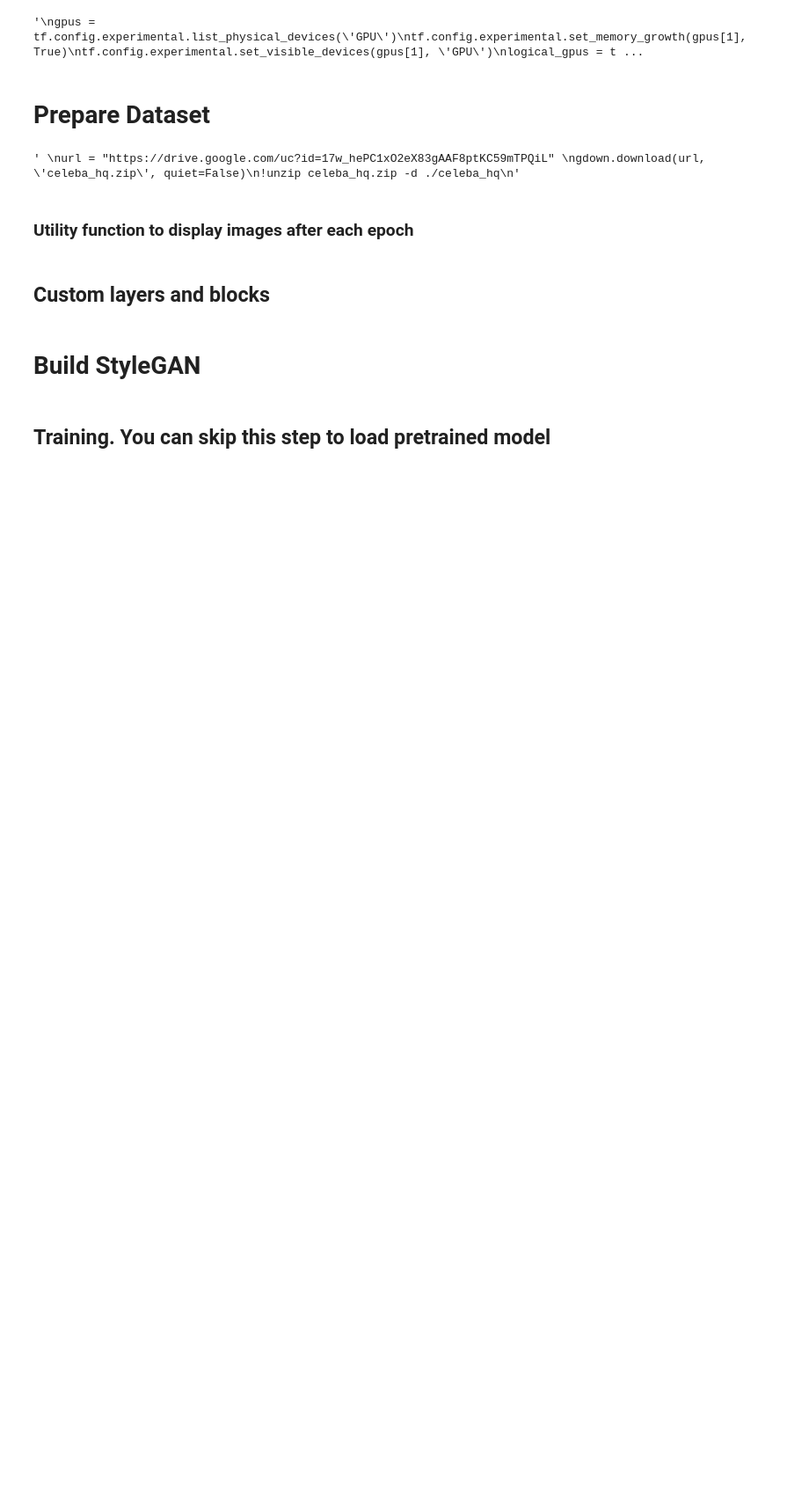
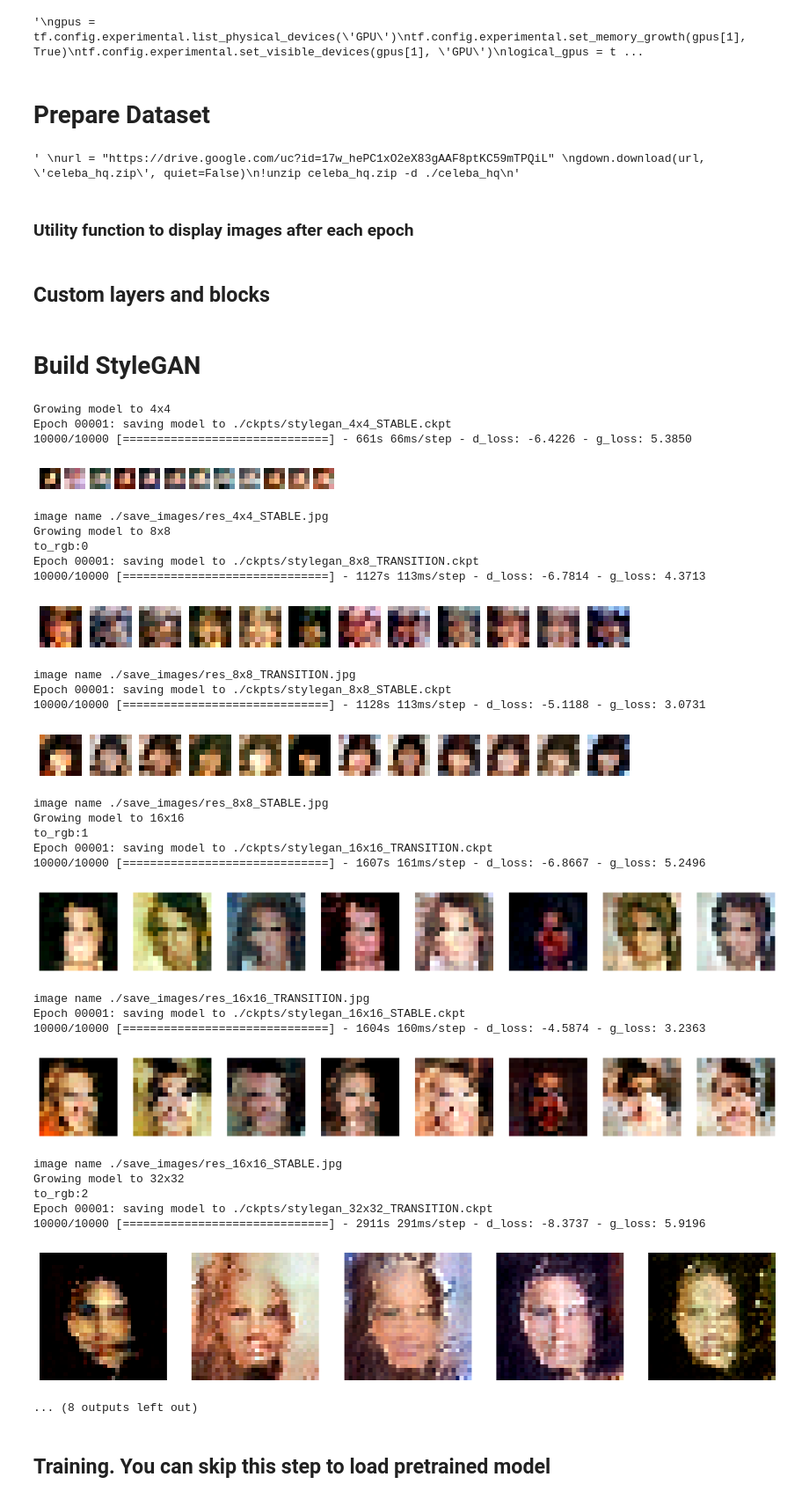
Before and after one commit to PacktPublishing/Hands-On-Image-Generation-with-TensorFlow-2.0, a Jupyter notebook: Chapter07/ch7_stylegan_custom.ipynb, the cells around one changed output. Shown: that part at 88% size. Saved outputs shown, nothing was run; the diff lists cells and outputs as text; code cells hidden in the pictures; blank space fills up the shorter version.

```diff
--- a/Chapter07/ch7_stylegan_custom.ipynb
+++ b/Chapter07/ch7_stylegan_custom.ipynb
@@ -653,3 +671,80 @@ model = StyleGAN(start_res=START_RES, res=TARGET_RES)
+# %%
+START_RES = 4
+TARGET_RES = 256
+STEPS_PER_EPOCH = 10000
+
+model = StyleGAN(start_res=START_RES, res=TARGET_RES)
+
+opt_cfg = {'learning_rate':1e-3, 'beta_1':0.0, 'beta_2':0.99, 'epsilon':1e-8}
+
+model.compile(d_optimizer=Adam(**opt_cfg),
+              g_optimizer=Adam(**opt_cfg),
+              loss_weights = {'gradient_penalty':10, 'drift':0.001},
+              run_eagerly=True)
+
+
+start_res_log2 = int(np.log2(START_RES))
+target_res_log2 = int(np.log2(TARGET_RES))
+for res_log2 in range(start_res_log2, target_res_log2+1):
+    res = 2**res_log2
+    for phase in ['TRANSITION', 'STABLE']:
+        if res==START_RES and phase=='TRANSITION':
+            continue
+
+        steps = int(TRAIN_STEP_RATIO[res_log2] * STEPS_PER_EPOCH/num_devices)
+
+        train_ds = create_dataset(res)
+
+        checkpoint_path = f'./ckpts/stylegan_{res}x{res}_{phase}.ckpt'
+        checkpoint_cb = ModelCheckpoint(
+            filepath=checkpoint_path,
+            save_weights_only=True,
+            verbose=1)
+
+        model.config(steps_per_epoch=steps,
+                     res=res,
+                     phase=phase)
+
+        model.fit(train_ds,
+                  epochs=1,
+                  steps_per_epoch=steps,
+                  callbacks=[checkpoint_cb])
+
+        images = model.create(z=model.val_z)
+        prefix = f'res_{res}x{res}_{model.phase}'
+        plot_images(images, res_log2, f"./save_images/{prefix}.jpg")
+# %% [output]
+Growing model to 4x4
+Epoch 00001: saving model to ./ckpts/stylegan_4x4_STABLE.ckpt
+10000/10000 [==============================] - 661s 66ms/step - d_loss: -6.4226 - g_loss: 5.3850
+[figure, added]
+image name ./save_images/res_4x4_STABLE.jpg
+Growing model to 8x8
+to_rgb:0
+Epoch 00001: saving model to ./ckpts/stylegan_8x8_TRANSITION.ckpt
+10000/10000 [==============================] - 1127s 113ms/step - d_loss: -6.7814 - g_loss: 4.3713
+[figure, added]
+image name ./save_images/res_8x8_TRANSITION.jpg
+Epoch 00001: saving model to ./ckpts/stylegan_8x8_STABLE.ckpt
+10000/10000 [==============================] - 1128s 113ms/step - d_loss: -5.1188 - g_loss: 3.0731
+[figure, added]
+image name ./save_images/res_8x8_STABLE.jpg
+Growing model to 16x16
+to_rgb:1
+Epoch 00001: saving model to ./ckpts/stylegan_16x16_TRANSITION.ckpt
+10000/10000 [==============================] - 1607s 161ms/step - d_loss: -6.8667 - g_loss: 5.2496
+[figure, added]
+image name ./save_images/res_16x16_TRANSITION.jpg
+Epoch 00001: saving model to ./ckpts/stylegan_16x16_STABLE.ckpt
+10000/10000 [==============================] - 1604s 160ms/step - d_loss: -4.5874 - g_loss: 3.2363
+[figure, added]
+image name ./save_images/res_16x16_STABLE.jpg
+Growing model to 32x32
+to_rgb:2
+Epoch 00001: saving model to ./ckpts/stylegan_32x32_TRANSITION.ckpt
+10000/10000 [==============================] - 2911s 291ms/step - d_loss: -8.3737 - g_loss: 5.9196
+[figure, added]
+... (8 outputs left out)
 # %% [markdown]
 ## Training. You can skip this step to load pretrained model
 # %%
```
Also changed, not shown: parts of 3 cells of this notebook.
